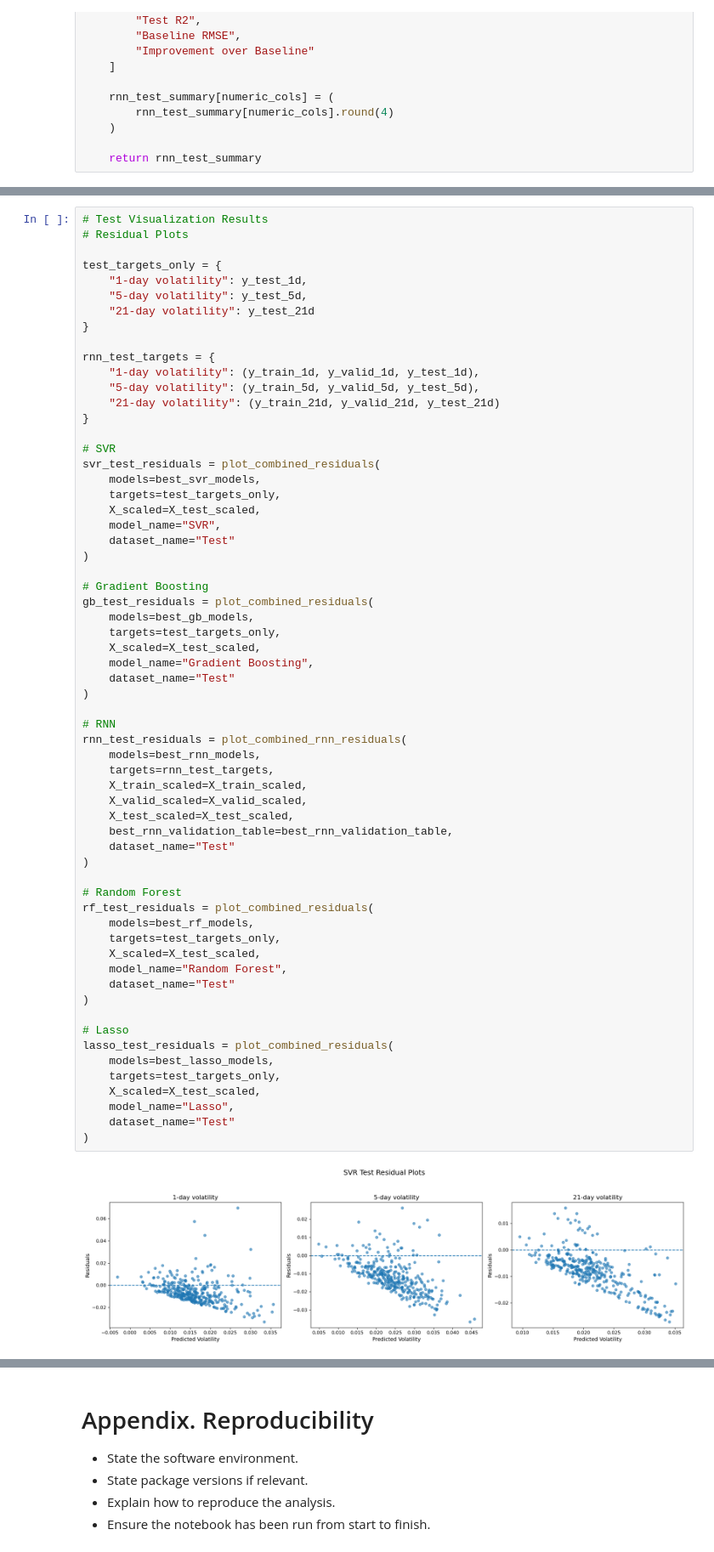
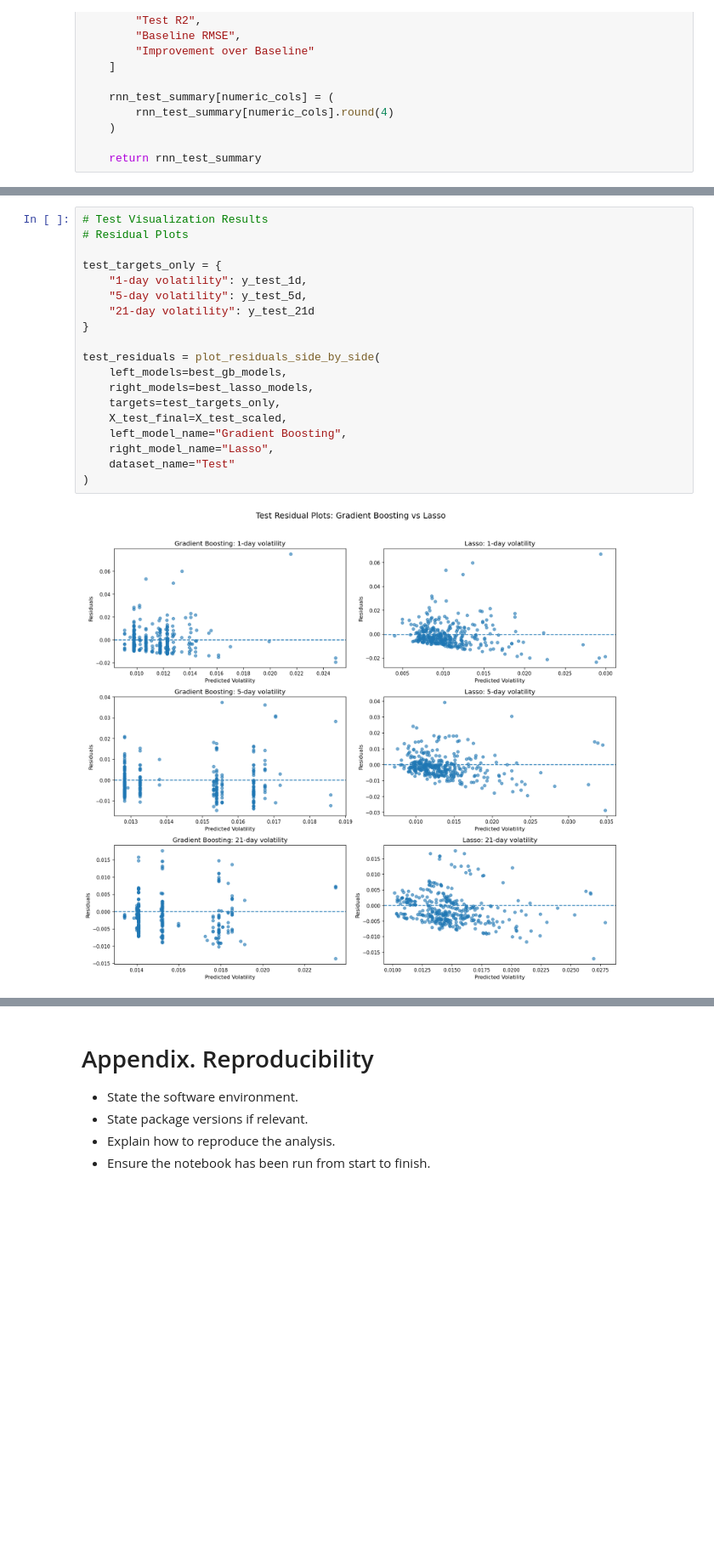
Before and after one commit to Emmaxustar/msft-volatility-prediction, a Jupyter notebook: CFRM521_project_final (1).ipynb, the cells around one changed output, grey strips where cells are left out. Shown at 85% size. Saved outputs shown, nothing was run; the diff lists cells and outputs as text; blank space fills up the shorter version.

```diff
--- a/CFRM521_project_final (1).ipynb
+++ b/CFRM521_project_final (1).ipynb
@@ -2349,64 +2050,21 @@ lasso_pred_21d = plot_actual_vs_predicted_single_model(
 # %%
 # Test Visualization Results
 # Residual Plots
 
 test_targets_only = {
     "1-day volatility": y_test_1d,
     "5-day volatility": y_test_5d,
     "21-day volatility": y_test_21d
 }
 
-rnn_test_targets = {
-    "1-day volatility": (y_train_1d, y_valid_1d, y_test_1d),
-    "5-day volatility": (y_train_5d, y_valid_5d, y_test_5d),
-    "21-day volatility": (y_train_21d, y_valid_21d, y_test_21d)
-}
-
-# SVR
-svr_test_residuals = plot_combined_residuals(
-    models=best_svr_models,
+test_residuals = plot_residuals_side_by_side(
+    left_models=best_gb_models,
+    right_models=best_lasso_models,
     targets=test_targets_only,
-    X_scaled=X_test_scaled,
-    model_name="SVR",
+    X_test_final=X_test_scaled,
+    left_model_name="Gradient Boosting",
+    right_model_name="Lasso",
     dataset_name="Test"
 )
-
-# Gradient Boosting
-gb_test_residuals = plot_combined_residuals(
-    models=best_gb_models,
-    targets=test_targets_only,
-    X_scaled=X_test_scaled,
-    model_name="Gradient Boosting",
-    dataset_name="Test"
-)
-
-# RNN
-rnn_test_residuals = plot_combined_rnn_residuals(
-    models=best_rnn_models,
-    targets=rnn_test_targets,
-    X_train_scaled=X_train_scaled,
-    X_valid_scaled=X_valid_scaled,
-    X_test_scaled=X_test_scaled,
-    best_rnn_validation_table=best_rnn_validation_table,
-    dataset_name="Test"
-)
-
-# Random Forest
-rf_test_residuals = plot_combined_residuals(
-    models=best_rf_models,
-    targets=test_targets_only,
-    X_scaled=X_test_scaled,
-    model_name="Random Forest",
-    dataset_name="Test"
-)
-
-# Lasso
-lasso_test_residuals = plot_combined_residuals(
-    models=best_lasso_models,
-    targets=test_targets_only,
-    X_scaled=X_test_scaled,
-    model_name="Lasso",
-    dataset_name="Test"
-)
 # %% [output]
-[figure, old version]
+[figure, new version]
```
Also changed, not shown: parts of 22 cells of this notebook.
